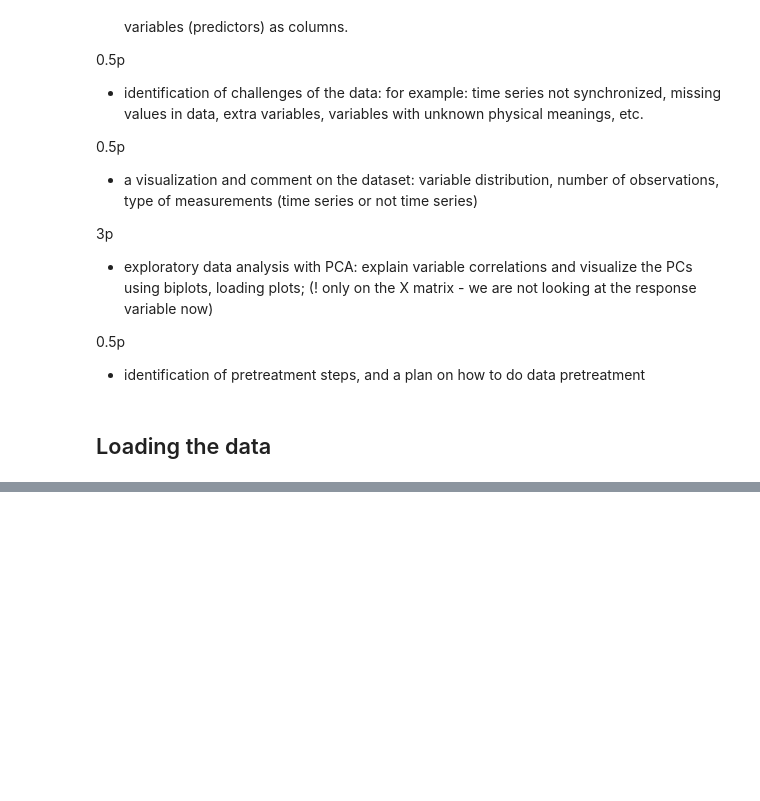
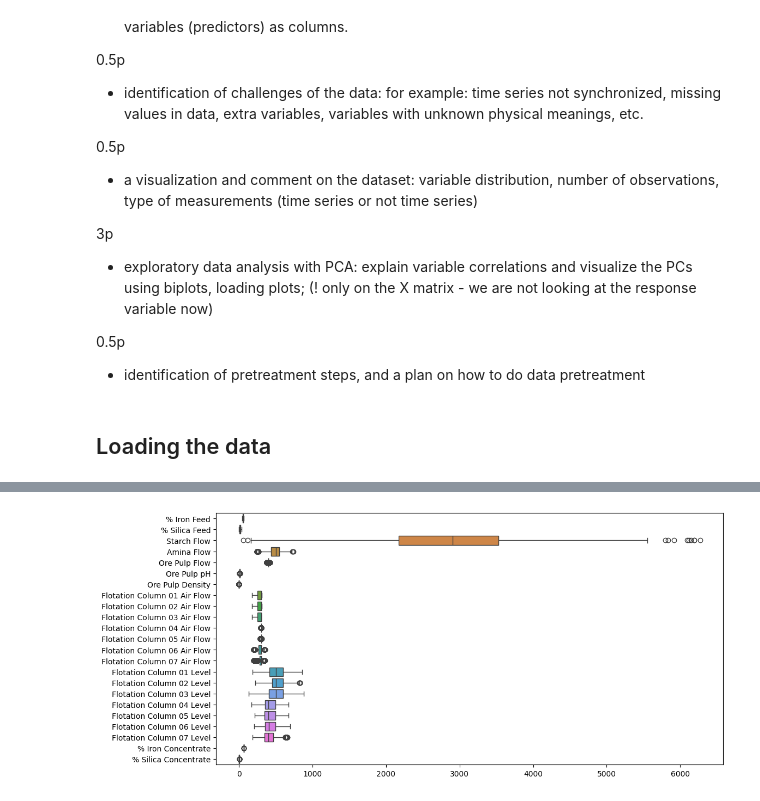
Before and after one commit to EskelinenElias/ADAML-project1, a Jupyter notebook: ADAML_project1.ipynb, the cells around one changed output, grey strips where cells are left out. Cells and saved outputs as stored; diff of their text form; code cells hidden in the pictures; blank space fills up the shorter version.

```diff
--- a/ADAML_project1.ipynb
+++ b/ADAML_project1.ipynb
@@ -65,0 +101,7 @@ print(len(data))
+# %%
+plt.figure(figsize=(12, 6))
+sns.boxplot(data=resampled_data, orient="h")
+
+plt.show()
+# %% [output]
+[figure, added]
```
Also changed, not shown: parts of 7 cells of this notebook.
